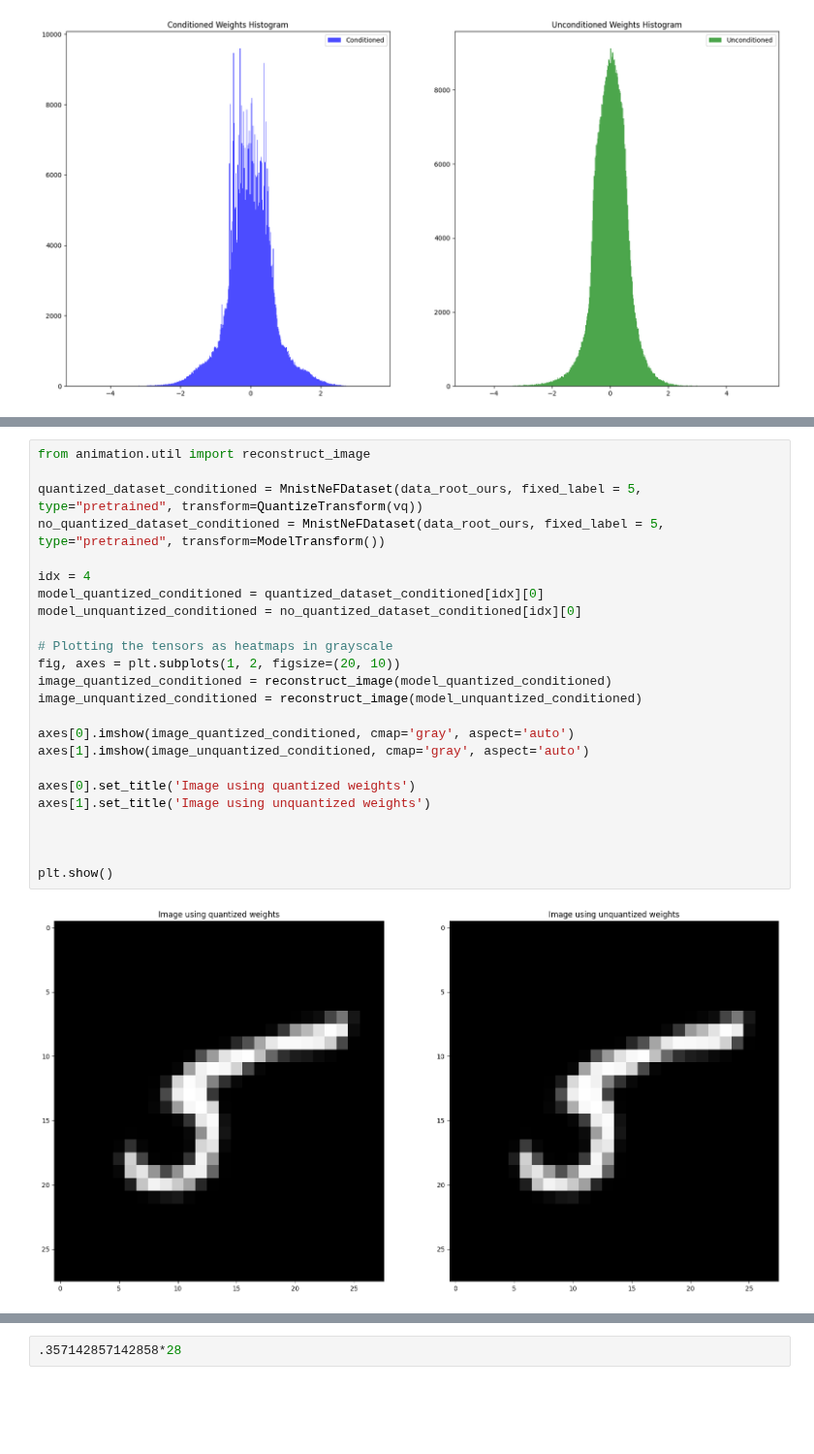
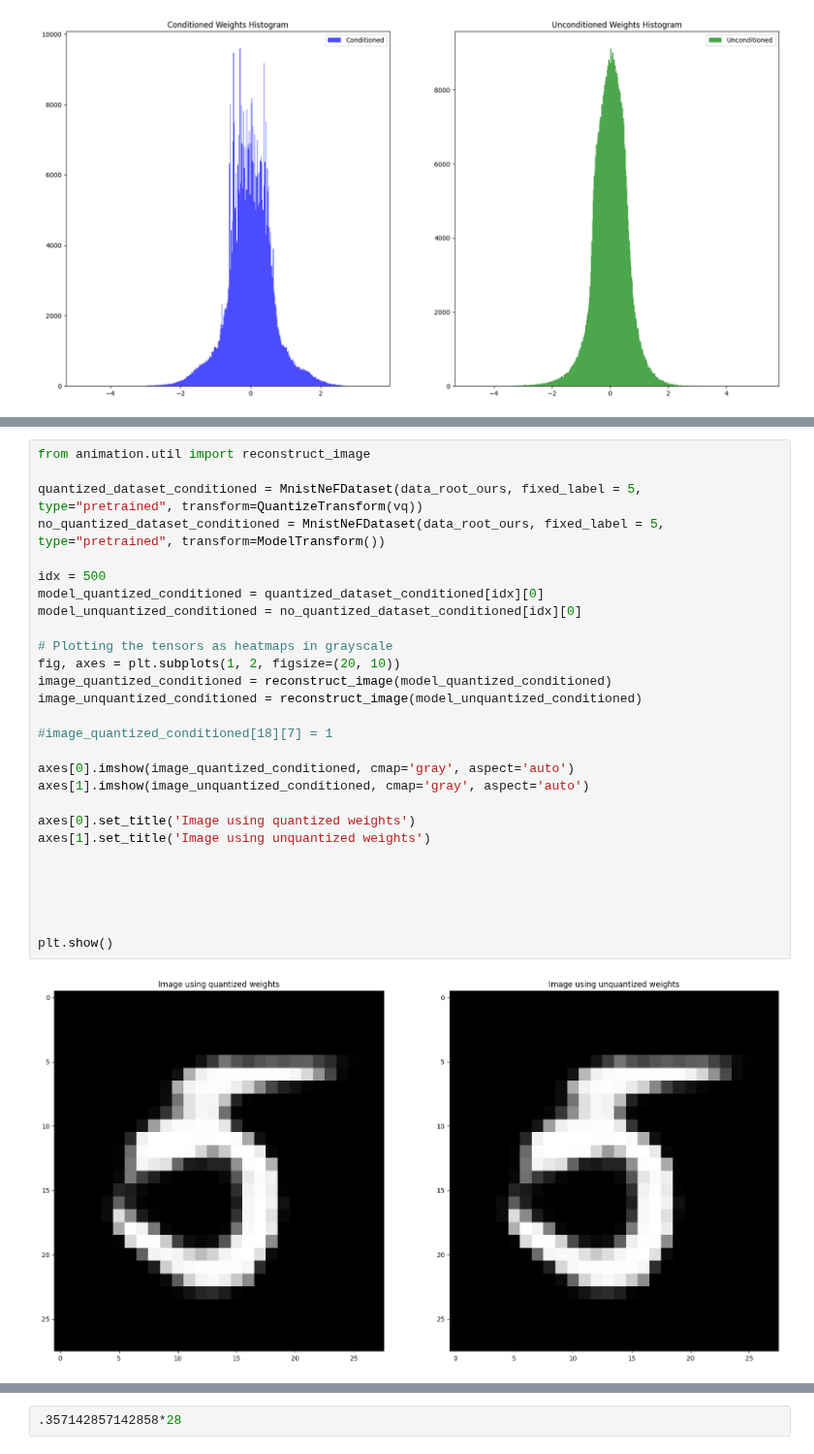
Before and after one commit to nef-gpt/adl4cv, a Jupyter notebook: visualize_model.ipynb, the cells around one changed output, grey strips where cells are left out. Shown at 97% size. Drawn from its saved outputs; the diff is of its cells as text; blank space fills up the shorter version.

```diff
--- a/visualize_model.ipynb
+++ b/visualize_model.ipynb
@@ -205,26 +246,30 @@ torch.save({
 # %%
 from animation.util import reconstruct_image
 
 quantized_dataset_conditioned = MnistNeFDataset(data_root_ours, fixed_label = 5, type="pretrained", transform=QuantizeTransform(vq))
 no_quantized_dataset_conditioned = MnistNeFDataset(data_root_ours, fixed_label = 5, type="pretrained", transform=ModelTransform())
 
-idx = 4
+idx = 500
 model_quantized_conditioned = quantized_dataset_conditioned[idx][0]
 model_unquantized_conditioned = no_quantized_dataset_conditioned[idx][0]
 
 # Plotting the tensors as heatmaps in grayscale
 fig, axes = plt.subplots(1, 2, figsize=(20, 10))
 image_quantized_conditioned = reconstruct_image(model_quantized_conditioned)
 image_unquantized_conditioned = reconstruct_image(model_unquantized_conditioned)
+
+#image_quantized_conditioned[18][7] = 1
 
 axes[0].imshow(image_quantized_conditioned, cmap='gray', aspect='auto')
 axes[1].imshow(image_unquantized_conditioned, cmap='gray', aspect='auto')
 
 axes[0].set_title('Image using quantized weights')
 axes[1].set_title('Image using unquantized weights')
 
 
 
+
+
 plt.show()
 # %% [output]
-[figure, old version]
+[figure, new version]
```
Also changed, not shown: parts of 11 cells of this notebook, 6 other files.
